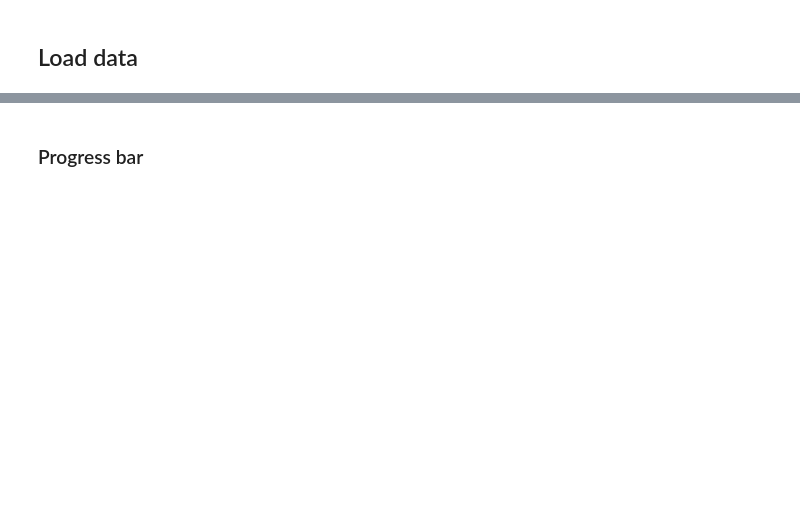
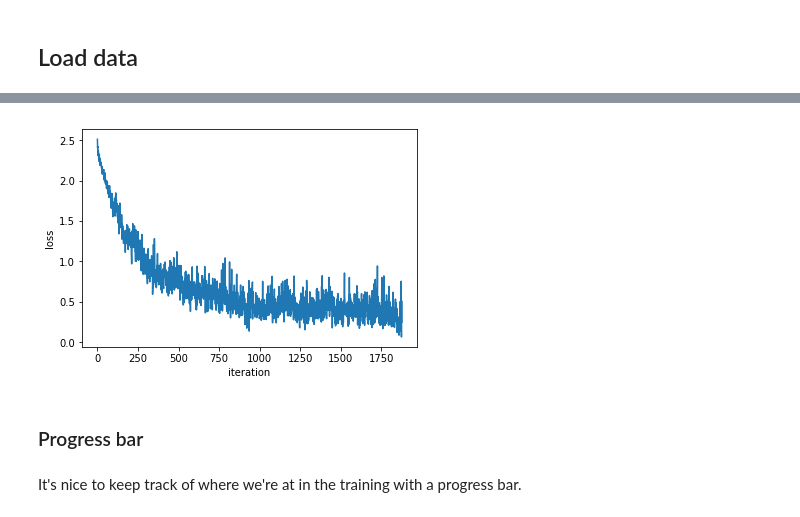
Before and after one commit to fastai/fastai_dev, a Jupyter notebook: dev_swift/05_anneal.ipynb, the cells around one changed output, grey strips where cells are left out. Cells and saved outputs as stored; diff of their text form; code cells hidden in the pictures; blank space fills up the shorter version.

```diff
--- a/dev_swift/05_anneal.ipynb
+++ b/dev_swift/05_anneal.ipynb
@@ -76,3 +139,9 @@ recorder.losses.count
+# %%
+recorder.plotLosses()
+# %% [output]
+[figure, added]
 # %% [markdown]
 ### Progress bar
+# %% [markdown]
+It's nice to keep track of where we're at in the training with a progress bar.
 # %%
```
Also changed, not shown: parts of 31 cells of this notebook, 3 other files.
